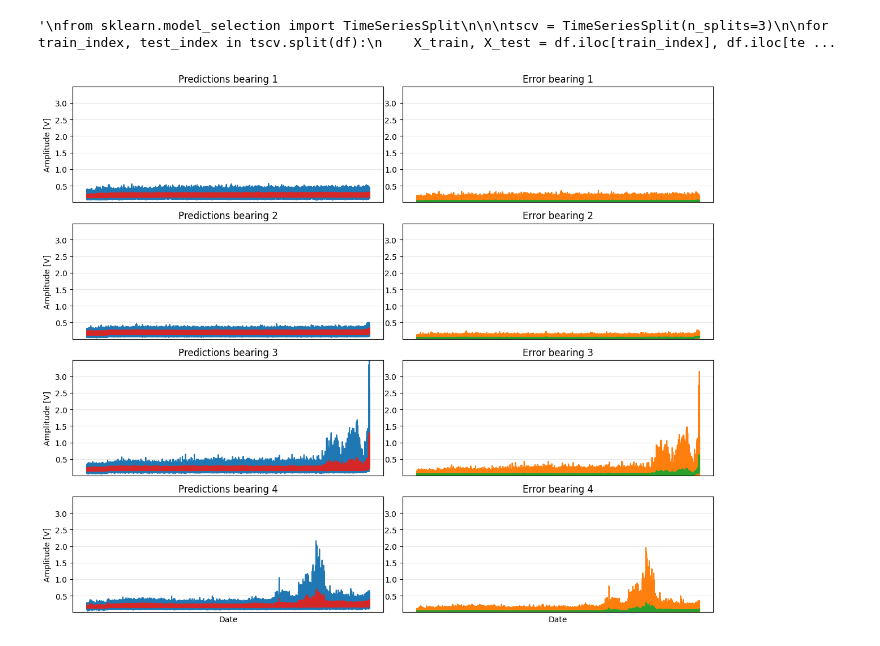
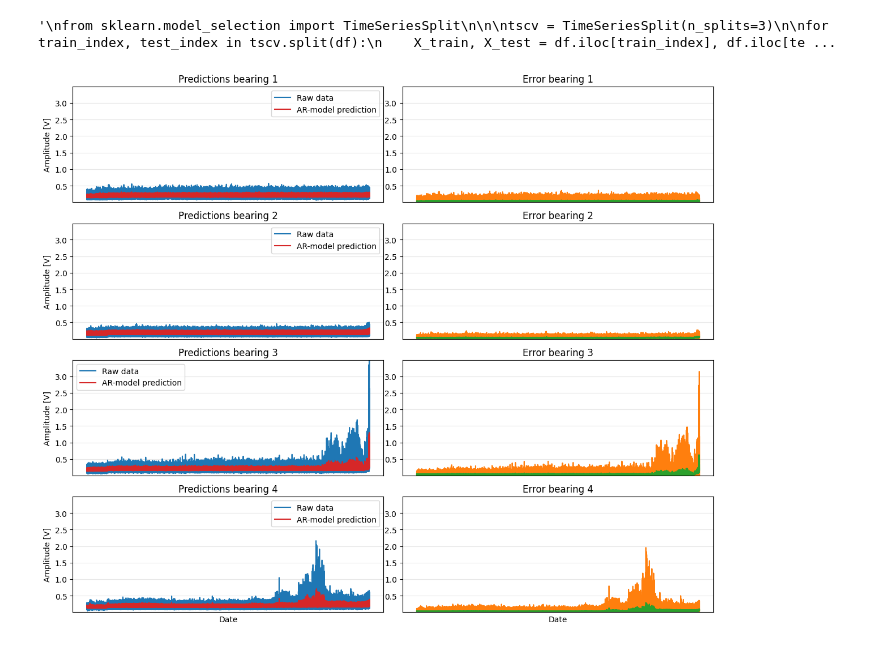
Before and after one commit to kettunenn/curly-lamp, a Jupyter notebook: examples/Statistical_Analysis.ipynb, the cells around one changed output. Cells and saved outputs as stored; diff of their text form; code cells hidden in the pictures.

```diff
--- a/examples/Statistical_Analysis.ipynb
+++ b/examples/Statistical_Analysis.ipynb
@@ -40,6 +40,7 @@ import matplotlib.dates as mdates
 
 path = "../data/IMS/1st_test/"
 
+savefig = True #Save plots
 
 filenames = []
 
@@ -294,5 +313,4 @@ df_pred.to_csv("Predictions", mode="a", header=True, index=False)
 # %%
-
 
 # Create two subplots side-by-side
 fig, axes = plt.subplots(4, 2, figsize=(12, 10), sharex=True)
@@ -316,36 +334,42 @@ for ax in axes:
     ax.xaxis.set_major_formatter(mdates.DateFormatter("%b %d"))
     ax.tick_params(axis='x', rotation=45)
 
 for ax in axes[-2:]:  # last row
     ax.set_xlabel("Date")
 for ax in axes[::2]:  # left column
     ax.set_ylabel("Amplitude [V]")
 
 
 # plt.plot(df.index, df["Magnitude Bearing 3"], label="Full Data")
 # plt.plot(X_test.index, X_test["Magnitude Bearing 3"], label="Test Split")
 
 
 # Loop through each bearing (1–4)
 for i in range(4):
     ch1_col = f"Predictions bearing {i+1}"
     ch1_actual = f"Actual {i+1}"
     ch2_col = f"Error bearing {i+1}"
     ch2_rms = f"Error rms {i+1}"
 
 
 
-    axes[2*i].plot(test.index, df_pred[ch1_actual], color="tab:blue")
-    axes[2*i].plot(test.index, df_pred[ch1_col], color="tab:red")
-
+    axes[2*i].plot(test.index, df_pred[ch1_actual], color="tab:blue", label="Raw data")
+    axes[2*i].plot(test.index, df_pred[ch1_col], color="tab:red", label="AR-model prediction")
     axes[2*i].set_title(ch1_col)
     axes[2*i].grid(True, alpha=0.3)
+    axes[2*i].legend()
 
-    axes[2*i + 1].plot(test.index, df_pred[ch2_col], color="tab:orange")
-    axes[2*i + 1].plot(test.index, df_pred[ch2_rms], color="tab:green")
+
+
+    axes[2*i + 1].plot(test.index, df_pred[ch2_col], color="tab:orange", label="Model Error")
+    axes[2*i + 1].plot(test.index, df_pred[ch2_rms], color="tab:green", label="RMS of Error")
     axes[2*i + 1].set_title(ch2_col)
     axes[2*i + 1].grid(True, alpha=0.3)
+    axes[2*i].legend()
+
 
 plt.tight_layout()
+if savefig == True:
+    plt.savefig('../data/AR-prediction.png', bbox_inches='tight')
 # %% [output]
-[figure, old version]
+[figure, new version]
```
Also changed, not shown: parts of 8 cells of this notebook, 5 other files.
